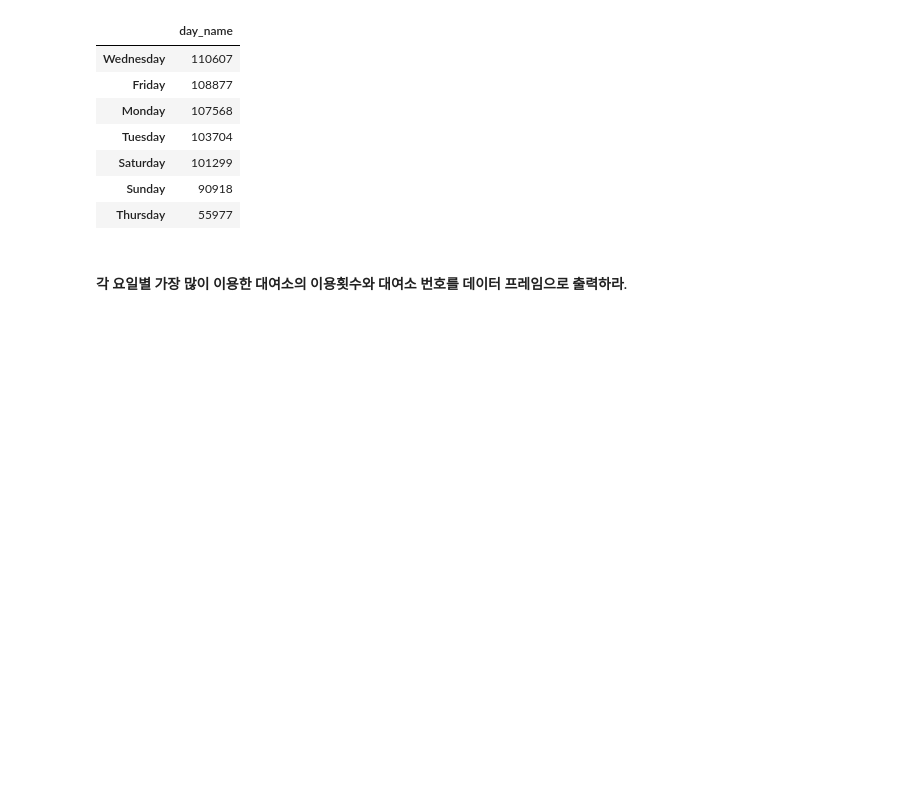
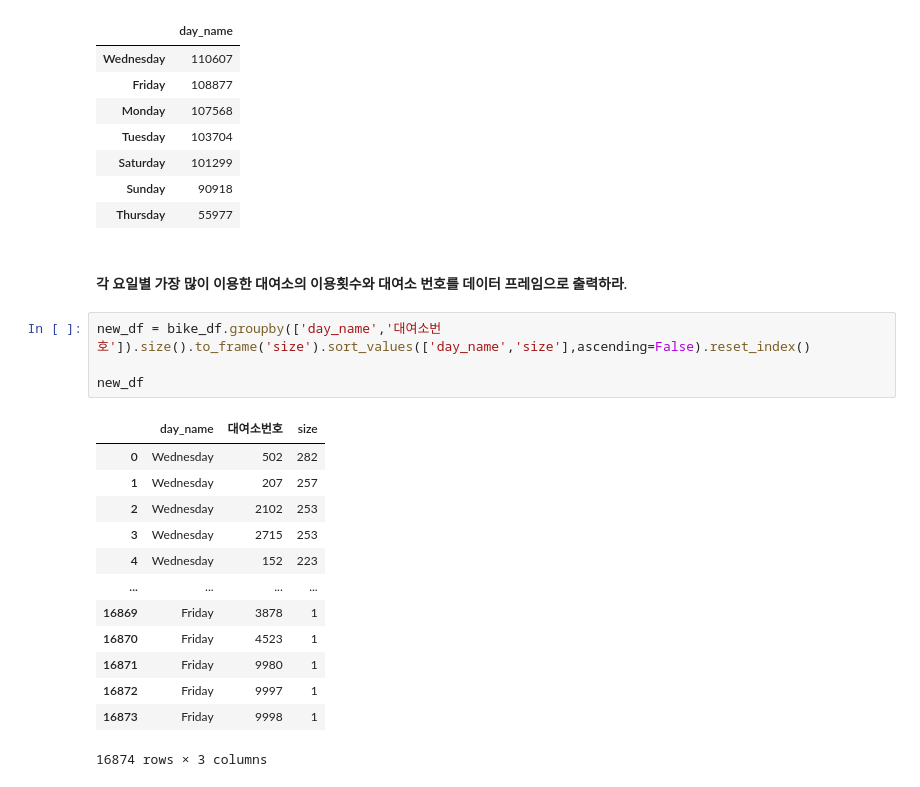
Before and after one commit to atimaby28/Pandas-Numpy, a Jupyter notebook: Pandas/Tutorial/Seoul Public Bicycle Utilization Data.ipynb, the cells around one changed output. Saved outputs shown, nothing was run; the diff lists cells and outputs as text; blank space fills up the shorter version.

```diff
--- a/Pandas/Tutorial/Seoul Public Bicycle Utilization Data.ipynb
+++ b/Pandas/Tutorial/Seoul Public Bicycle Utilization Data.ipynb
@@ -106,3 +107,21 @@ result
 | Thursday | 55977 |
 # %% [markdown]
 #### 각 요일별 가장 많이 이용한 대여소의 이용횟수와 대여소 번호를 데이터 프레임으로 출력하라.
+# %%
+new_df = bike_df.groupby(['day_name','대여소번호']).size().to_frame('size').sort_values(['day_name','size'],ascending=False).reset_index()
+
+new_df
+# %% [output]
+|  | day_name | 대여소번호 | size |
+| 0 | Wednesday | 502 | 282 |
+| 1 | Wednesday | 207 | 257 |
+| 2 | Wednesday | 2102 | 253 |
+| 3 | Wednesday | 2715 | 253 |
+| 4 | Wednesday | 152 | 223 |
+| ... | ... | ... | ... |
+| 16869 | Friday | 3878 | 1 |
+| 16870 | Friday | 4523 | 1 |
+| 16871 | Friday | 9980 | 1 |
+| 16872 | Friday | 9997 | 1 |
+| 16873 | Friday | 9998 | 1 |
+16874 rows × 3 columns
```
Also changed, not shown: parts of 12 cells of this notebook, 3 other files.
